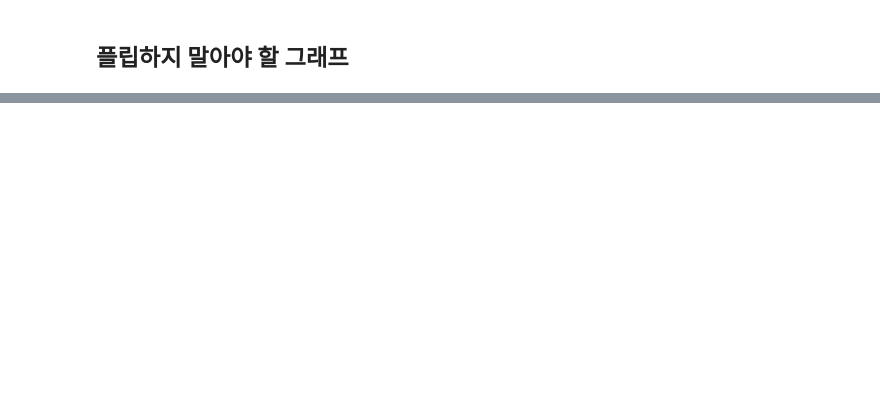
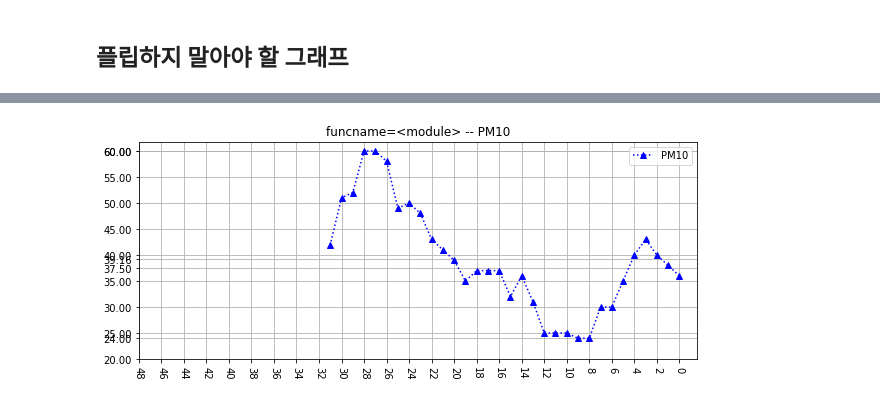
Before and after one commit to onitonitonito/web_beautifulsoup_scrapping, a Jupyter notebook: _jupyter_notebook/air_incheon_bs4_r01.ipynb, the cells around one changed output, grey strips where cells are left out. Drawn from its saved outputs; the diff is of its cells as text; code cells hidden in the pictures; blank space fills up the shorter version.

```diff
--- a/_jupyter_notebook/air_incheon_bs4_r01.ipynb
+++ b/_jupyter_notebook/air_incheon_bs4_r01.ipynb
@@ -270,3 +267,34 @@ plt.show()
 # %%
 # Data Frame 을 엑셀로 저장한다. (CSV화일)
 df.to_csv('air_incheon.csv', sep=',', encoding='utf-8')
+# %%
+import sys
+
+pd_series = df['PM10']
+this_func_name = sys._getframe().f_code.co_name
+
+xtick_interval = 2
+ytick_interval = 5
+ytick_start = pd_series.min() - (pd_series.min() % ytick_interval)
+ytick_end = pd_series.max() - (pd_series.max() % ytick_interval) + ytick_interval
+
+sorted_ytick_label = sorted([
+        *np.arange(ytick_start, ytick_end, ytick_interval).tolist(),
+        pd_series.min(),
+        pd_series.max(),
+        pd_series.mean(),
+        pd_series.median()])
+
+sorted_xtick_label = sorted(np.arange(0,49,xtick_interval))
+
+plt.figure(figsize=(10,4))
+# plt.gca().invert_yaxis()
+plt.gca().invert_xaxis()
+plt.plot(pd_series,'b^:')
+plt.yticks(sorted_ytick_label, rotation=0)
+plt.xticks(sorted_xtick_label, rotation=270)
+plt.title(f'funcname={this_func_name} -- {pd_series.name}')
+plt.legend()
+plt.grid()
+# %% [output]
+[figure, added]
```
Also changed, not shown: parts of 11 cells of this notebook, 2 other files.
